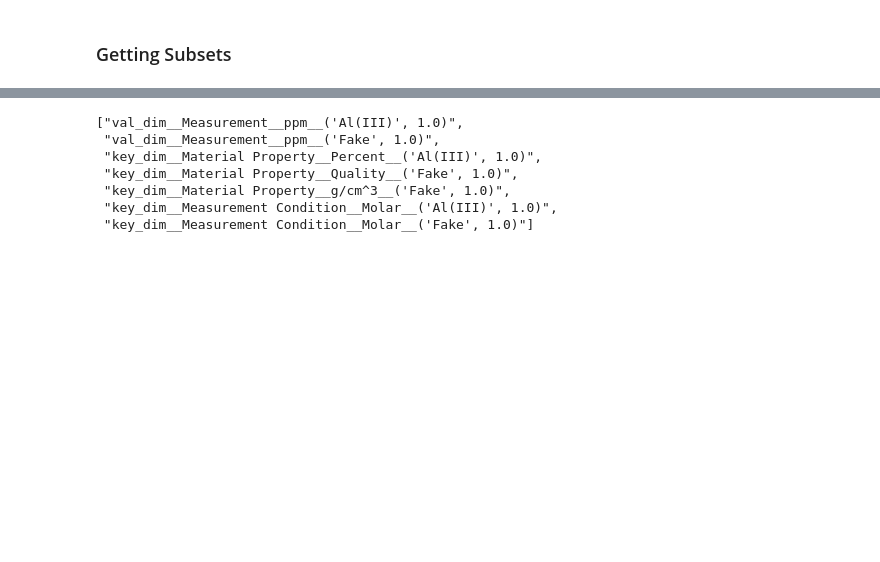
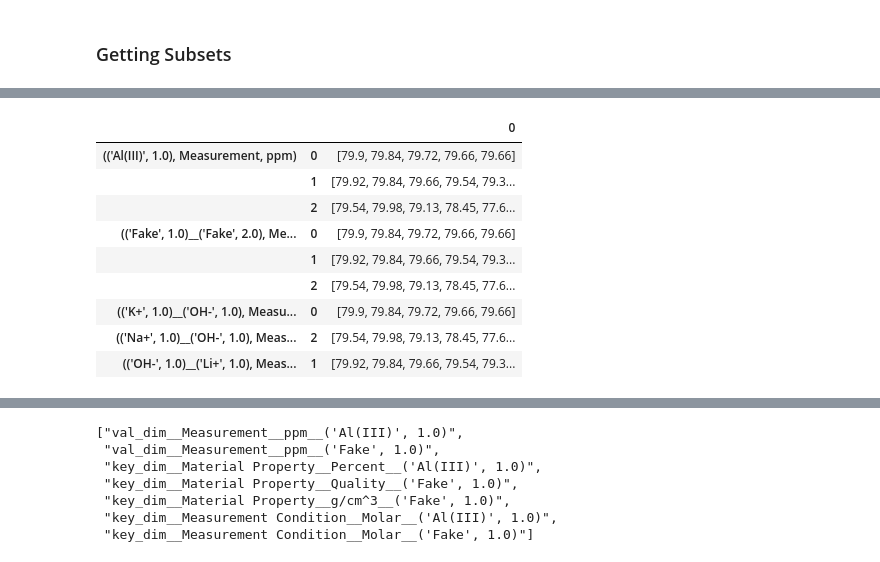
Before and after one commit to biggstd/isaDream, a Jupyter notebook: dev_notebooks/vis_01.ipynb, the cells around one changed output, grey strips where cells are left out. Saved outputs shown, nothing was run; the diff lists cells and outputs as text; code cells hidden in the pictures; blank space fills up the shorter version.

```diff
--- a/dev_notebooks/vis_01.ipynb
+++ b/dev_notebooks/vis_01.ipynb
@@ -92,0 +495,19 @@ for c in df.T:
+# %%
+assay_chain_map = collections.ChainMap(*[a.as_dict for a in node.assays]).maps
+df = pd.DataFrame.from_records(assay_chain_map)
+
+df = df.reindex(val_cols, axis=1).T
+df = pd.DataFrame(df.stack())
+df
+# df.columns = pd.MultiIndex.from_tuples(df.columns)
+# %% [output]
+|  |  | 0 |
+| (('Al(III)', 1.0), Measurement, ppm) | 0 | [79.9, 79.84, 79.72, 79.66, 79.66] |
+|  | 1 | [79.92, 79.84, 79.66, 79.54, 79.3... |
+|  | 2 | [79.54, 79.98, 79.13, 78.45, 77.6... |
+| (('Fake', 1.0)__('Fake', 2.0), Me... | 0 | [79.9, 79.84, 79.72, 79.66, 79.66] |
+|  | 1 | [79.92, 79.84, 79.66, 79.54, 79.3... |
+|  | 2 | [79.54, 79.98, 79.13, 78.45, 77.6... |
+| (('K+', 1.0)__('OH-', 1.0), Measu... | 0 | [79.9, 79.84, 79.72, 79.66, 79.66] |
+| (('Na+', 1.0)__('OH-', 1.0), Meas... | 2 | [79.54, 79.98, 79.13, 78.45, 77.6... |
+| (('OH-', 1.0)__('Li+', 1.0), Meas... | 1 | [79.92, 79.84, 79.66, 79.54, 79.3... |
```
Also changed, not shown: parts of 23 cells of this notebook, 6 other files.
